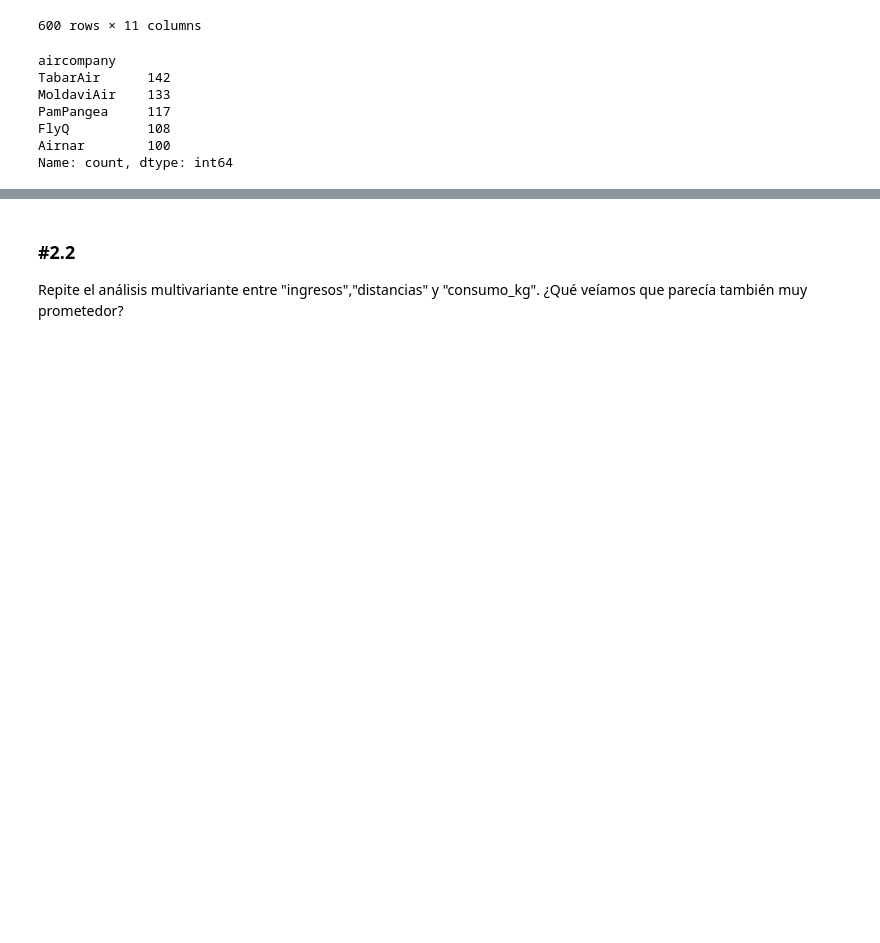
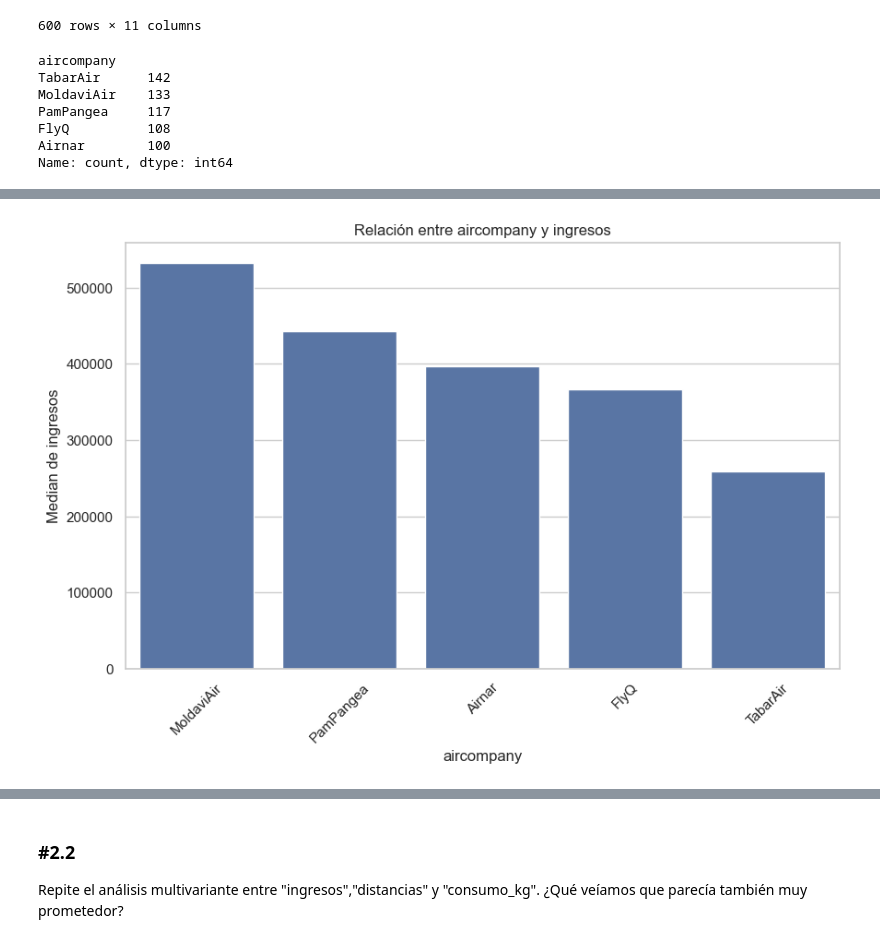
Before and after one commit to Niet-Sart/Online_DS_TheBridge_Anta, a Jupyter notebook: 03_Analisis_de_Datos/Sprint_07/Unidad_02/Practica_Obligatoria/18_Practica_Obligatoria_Multivariante.ipynb, the cells around one changed output, grey strips where cells are left out. Cells and saved outputs as stored; diff of their text form; code cells hidden in the pictures; blank space fills up the shorter version.

```diff
--- a/03_Analisis_de_Datos/Sprint_07/Unidad_02/Practica_Obligatoria/18_Practica_Obligatoria_Multivariante.ipynb
+++ b/03_Analisis_de_Datos/Sprint_07/Unidad_02/Practica_Obligatoria/18_Practica_Obligatoria_Multivariante.ipynb
@@ -513,0 +524,4 @@ Name: count, dtype: int64
+# %%
+plot_categorical_numerical_relationship(df_air_jun, "aircompany","ingresos",measure="median") # Utilizando mediana
+# %% [output]
+[figure, added]
```
Also changed, not shown: parts of 23 cells of this notebook.
